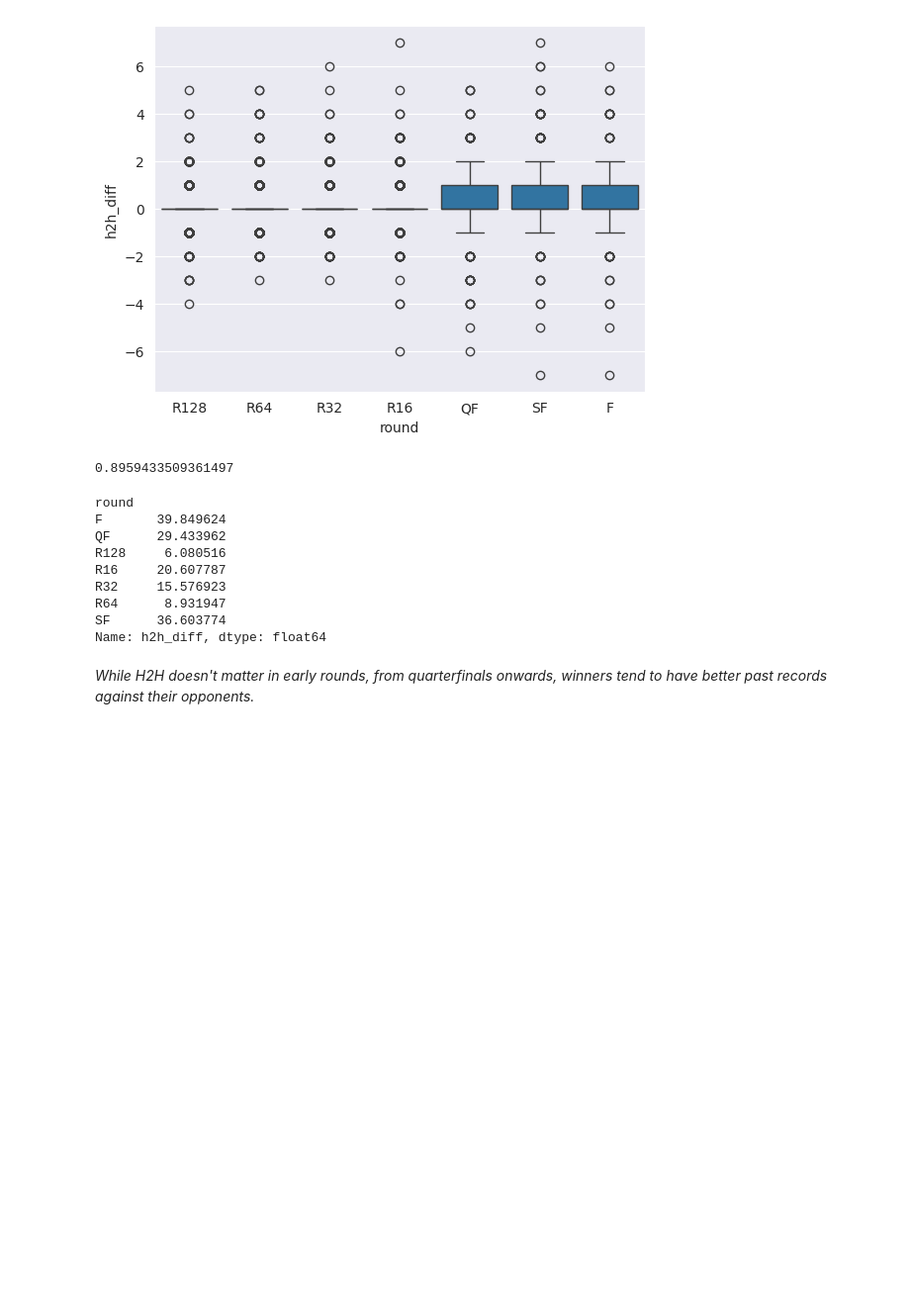
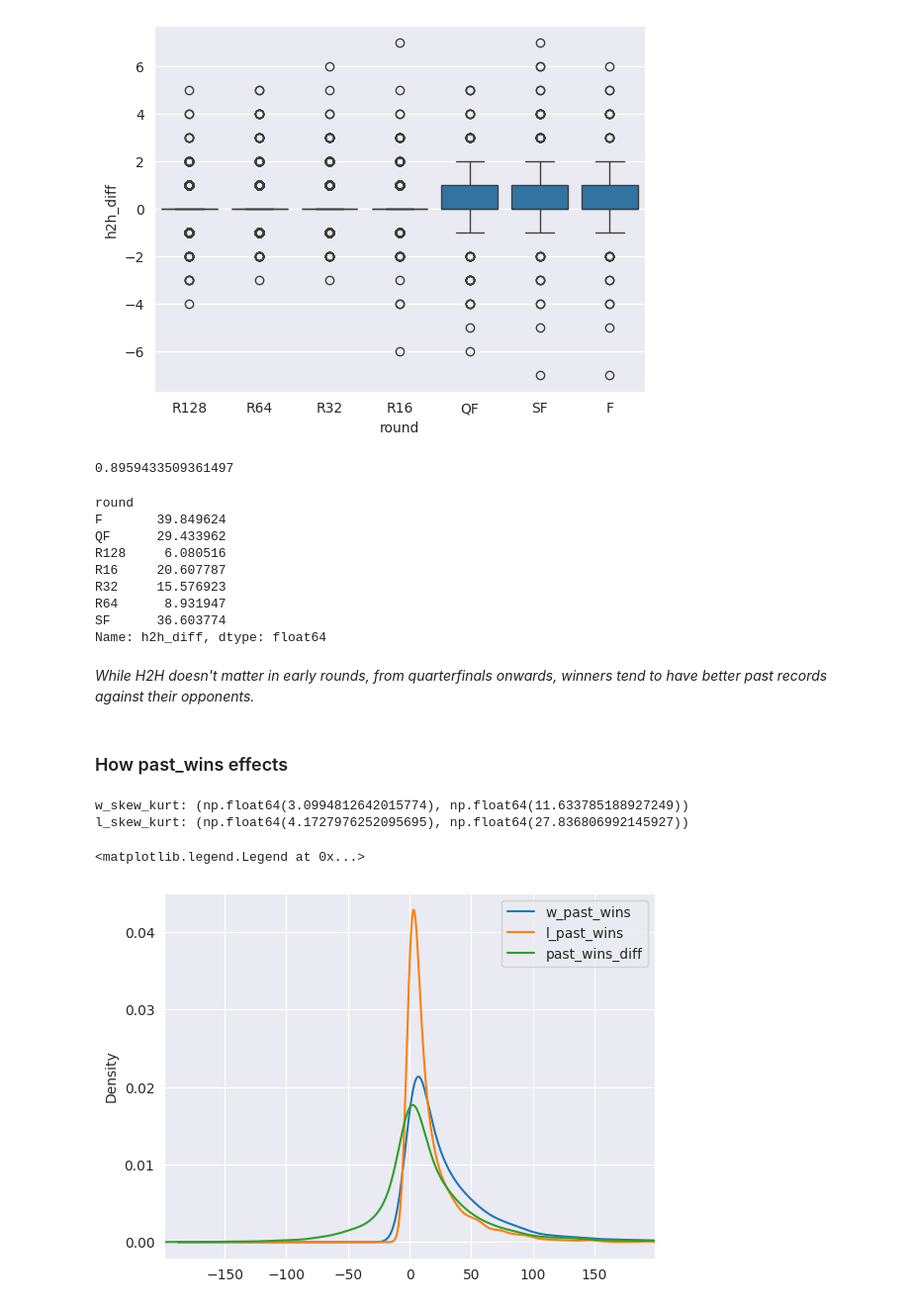
Before and after one commit to Tesserxt/ATP-Tennis, a Jupyter notebook: Notebooks/02_feature_engineering_eda.ipynb, the cells around one changed output. Shown: that part at 99% size. Drawn from its saved outputs; the diff is of its cells as text; code cells hidden in the pictures; blank space fills up the shorter version.

Commit message:
Analyze player head to head, rankings, and  past_wins.

```diff
--- a/Notebooks/02_feature_engineering_eda.ipynb
+++ b/Notebooks/02_feature_engineering_eda.ipynb
@@ -371,3 +371,17 @@ SF      36.603774
 Name: h2h_diff, dtype: float64
 # %% [markdown]
 *While H2H doesn't matter in early rounds, from quarterfinals onwards, winners tend to have better past records against their opponents.*
+# %% [markdown]
+### How past_wins effects
+# %%
+gdf.w_past_wins.plot(kind='kde')
+gdf.l_past_wins.plot(kind='kde')
+gdf.past_wins_diff.plot(kind='kde')
+plt.xlim(-199, 199)
+print(f"w_skew_kurt: {gdf.w_past_wins.skew(), gdf.w_past_wins.kurt()} \nl_skew_kurt: {gdf.l_past_wins.skew(), gdf.l_past_wins.kurt()}")
+plt.legend()
+# %% [output]
+w_skew_kurt: (np.float64(3.0994812642015774), np.float64(11.633785188927249))
+l_skew_kurt: (np.float64(4.1727976252095695), np.float64(27.836806992145927))
+<matplotlib.legend.Legend at 0x...>
+[figure, added]
```
Also changed, not shown: parts of 2 cells of this notebook.
